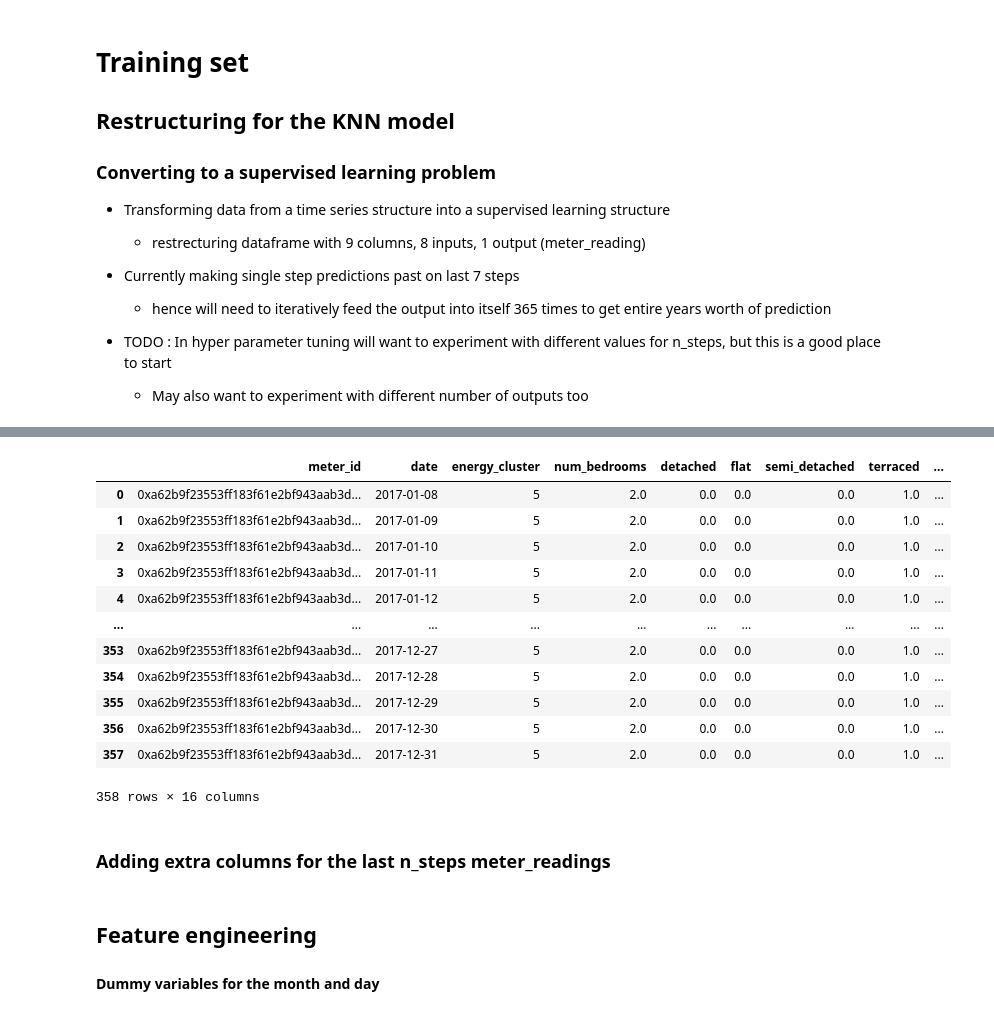
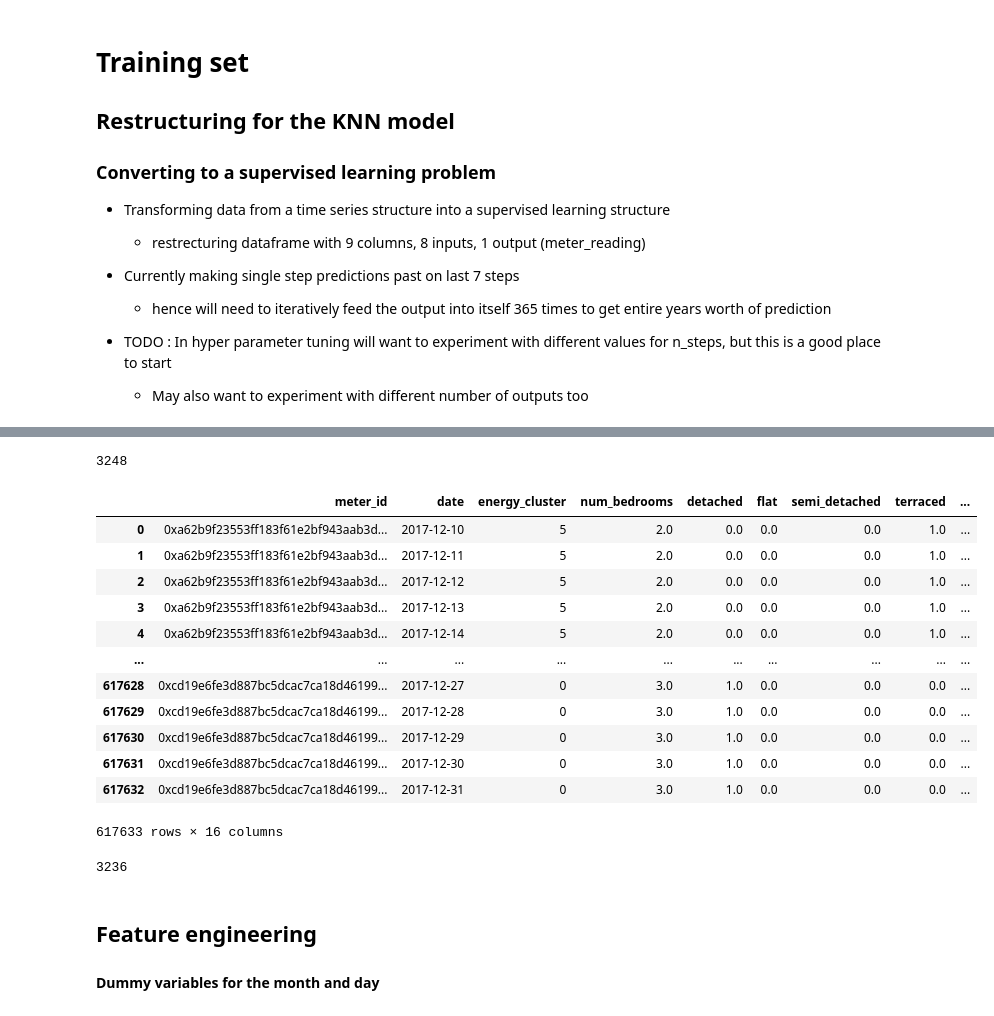
Before and after one commit to danielmusselwhite/UG_Dissertation_Energy_Forecasting, a Jupyter notebook: Src/Jupyter_Notebooks/3. Feature Engineering and Data Preparation.ipynb, the cells around one changed output, grey strips where cells are left out. Drawn from its saved outputs; the diff is of its cells as text; code cells hidden in the pictures.

```diff
--- a/Src/Jupyter_Notebooks/3. Feature Engineering and Data Preparation.ipynb
+++ b/Src/Jupyter_Notebooks/3. Feature Engineering and Data Preparation.ipynb
@@ -201,22 +199,23 @@ df_energy_train
-# %%
-df_meter
-# %% [output]
-|  | meter_id | date | energy_cluster | num_bedrooms | detached | flat | semi_detached | terraced | ... |
-| 0 | 0xa62b9f23553ff183f61e2bf943aab3d... | 2017-01-08 | 5 | 2.0 | 0.0 | 0.0 | 0.0 | 1.0 | ... |
-| 1 | 0xa62b9f23553ff183f61e2bf943aab3d... | 2017-01-09 | 5 | 2.0 | 0.0 | 0.0 | 0.0 | 1.0 | ... |
-| 2 | 0xa62b9f23553ff183f61e2bf943aab3d... | 2017-01-10 | 5 | 2.0 | 0.0 | 0.0 | 0.0 | 1.0 | ... |
-| 3 | 0xa62b9f23553ff183f61e2bf943aab3d... | 2017-01-11 | 5 | 2.0 | 0.0 | 0.0 | 0.0 | 1.0 | ... |
-| 4 | 0xa62b9f23553ff183f61e2bf943aab3d... | 2017-01-12 | 5 | 2.0 | 0.0 | 0.0 | 0.0 | 1.0 | ... |
-| ... | ... | ... | ... | ... | ... | ... | ... | ... | ... |
-| 353 | 0xa62b9f23553ff183f61e2bf943aab3d... | 2017-12-27 | 5 | 2.0 | 0.0 | 0.0 | 0.0 | 1.0 | ... |
-| 354 | 0xa62b9f23553ff183f61e2bf943aab3d... | 2017-12-28 | 5 | 2.0 | 0.0 | 0.0 | 0.0 | 1.0 | ... |
-| 355 | 0xa62b9f23553ff183f61e2bf943aab3d... | 2017-12-29 | 5 | 2.0 | 0.0 | 0.0 | 0.0 | 1.0 | ... |
-| 356 | 0xa62b9f23553ff183f61e2bf943aab3d... | 2017-12-30 | 5 | 2.0 | 0.0 | 0.0 | 0.0 | 1.0 | ... |
-| 357 | 0xa62b9f23553ff183f61e2bf943aab3d... | 2017-12-31 | 5 | 2.0 | 0.0 | 0.0 | 0.0 | 1.0 | ... |
-358 rows × 16 columns
+# %%
+#checking the number of unique meter_id's in this
+df_energy_train["meter_id"].nunique()
+# %% [output]
+3248
 # %%
 # removing rows containing nans as the model won't be able to use them
-df_energy_train = df_energy_train.dropna(axis=0)
-df_energy_train
+df_energy_train_no_nan = df_energy_train.dropna(axis=0).reset_index(drop=True)
+df_energy_train_no_nan
+# %% [output]
+|  | meter_id | date | energy_cluster | num_bedrooms | detached | flat | semi_detached | terraced | ... |
+| 0 | 0xa62b9f23553ff183f61e2bf943aab3d... | 2017-12-10 | 5 | 2.0 | 0.0 | 0.0 | 0.0 | 1.0 | ... |
+| 1 | 0xa62b9f23553ff183f61e2bf943aab3d... | 2017-12-11 | 5 | 2.0 | 0.0 | 0.0 | 0.0 | 1.0 | ... |
+| 2 | 0xa62b9f23553ff183f61e2bf943aab3d... | 2017-12-12 | 5 | 2.0 | 0.0 | 0.0 | 0.0 | 1.0 | ... |
+| 3 | 0xa62b9f23553ff183f61e2bf943aab3d... | 2017-12-13 | 5 | 2.0 | 0.0 | 0.0 | 0.0 | 1.0 | ... |
+| 4 | 0xa62b9f23553ff183f61e2bf943aab3d... | 2017-12-14 | 5 | 2.0 | 0.0 | 0.0 | 0.0 | 1.0 | ... |
+| ... | ... | ... | ... | ... | ... | ... | ... | ... | ... |
+| 617628 | 0xcd19e6fe3d887bc5dcac7ca18d46199... | 2017-12-27 | 0 | 3.0 | 1.0 | 0.0 | 0.0 | 0.0 | ... |
+| 617629 | 0xcd19e6fe3d887bc5dcac7ca18d46199... | 2017-12-28 | 0 | 3.0 | 1.0 | 0.0 | 0.0 | 0.0 | ... |
+| 617630 | 0xcd19e6fe3d887bc5dcac7ca18d46199... | 2017-12-29 | 0 | 3.0 | 1.0 | 0.0 | 0.0 | 0.0 | ... |
+| 617631 | 0xcd19e6fe3d887bc5dcac7ca18d46199... | 2017-12-30 | 0 | 3.0 | 1.0 | 0.0 | 0.0 | 0.0 | ... |
+| 617632 | 0xcd19e6fe3d887bc5dcac7ca18d46199... | 2017-12-31 | 0 | 3.0 | 1.0 | 0.0 | 0.0 | 0.0 | ... |
+617633 rows × 16 columns
-# %% [markdown]
-### Adding extra columns for the last n_steps meter_readings
@@ -246,3 +222,8 @@ split_sequence(df_energy_train, 7)
+# %%
+#checking the number of unique meter_id's in this
+df_energy_train_no_nan["meter_id"].nunique()
+# %% [output]
+3236
 # %% [markdown]
 ## Feature engineering
 #### Dummy variables for the month and day
```
Also changed, not shown: parts of 5 cells of this notebook, 1 other file.
